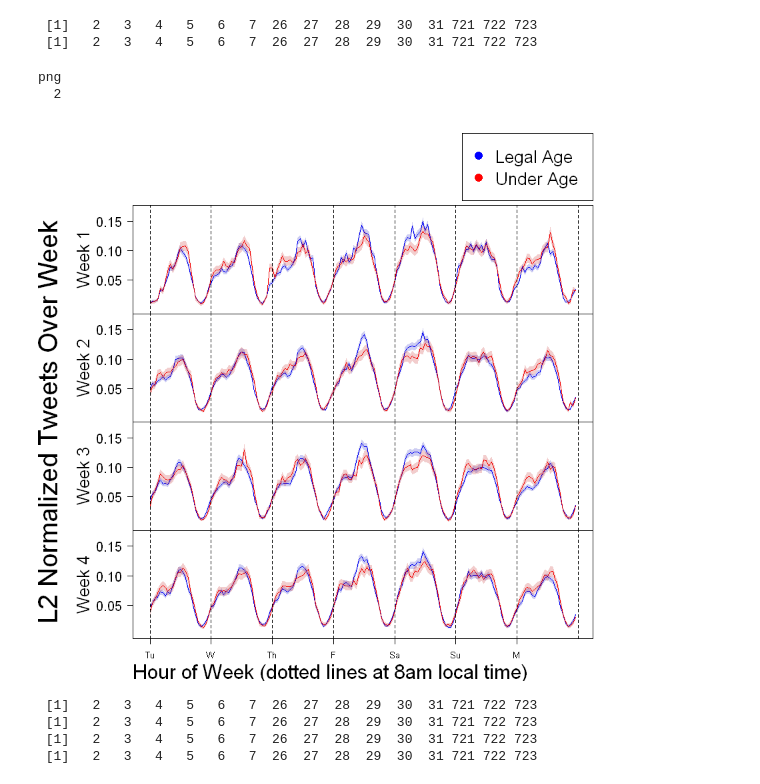
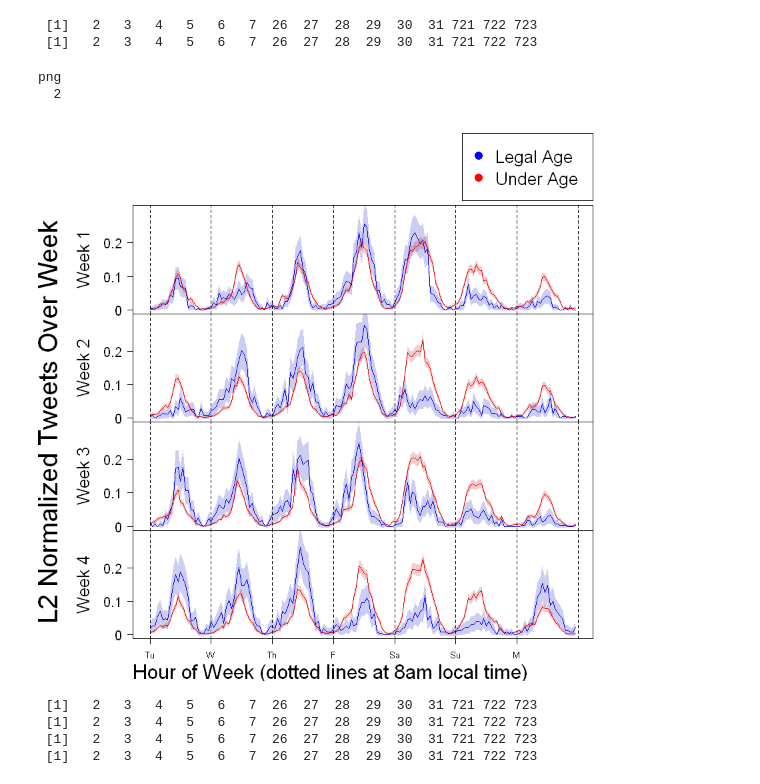
Before and after one commit to tj2huang/nyu-research, a Jupyter notebook: notebooks/r/final-plots.ipynb, the cells around one changed output. Drawn from its saved outputs; the diff is of its cells as text; code cells hidden in the pictures.

```diff
--- a/notebooks/r/final-plots.ipynb
+++ b/notebooks/r/final-plots.ipynb
@@ -169,11 +189,12 @@ png
 # %%
 # difference by week, log
 stationary <- function(ts){
-    return (diff(log(ts),  168))
+    return (diff(log(ts+0.001),  168))
     }
 
 st_j = stationary(june_perc)
 st_s = stationary(sept_perc)
+# st_s = stationary(ts(sept_perc[-c((168*2+1):168*3)], frequency=24))
 j.1 = as.numeric(window(st_j, start=c(8, 1), end=c(14, 24)))
 j.2 = as.numeric(window(st_j, start=c(15, 1), end=c(21, 24)))
 j.3 = as.numeric(window(st_j, start=c(22, 1), end=c(28, 24)))
@@ -184,0 +211,7 @@ weeks.st <- data.frame(j.1, j.2, j.3, s.1, s.2, s.3)
+# %%
+weeks = cbind(j.1, j.2, j.3, s.1, s.2, s.3)
+for (week in 1:6){
+    print(colnames(weeks)[week])
+    print(adf.test(weeks[,week], k=24))
+#     print(kpss.test(weeks[,week]))
+}
@@ -194,7 +264,7 @@ stationary_plot <- function(weeks.sd){
     for (col in 1:6){
         # remove space for x-axis
         par(mar = c(0, 8, 0, 0))
-        yrange = c(-2, 2)
+        yrange = c(-1, 1)
         plot(weeks.sd[, col], type='l', xaxt='n', ylim=yrange, yaxt='n', ylab='')
         title(ylab=week_names[col], line=5, cex.lab=3)
         axis(2, at=c(-1, 0, 1), las = 1, cex.axis=2)
@@ -241,8 +311,11 @@ Warning message:
 Warning message:
 "package 'ggplot2' was built under R version 3.3.3"
 # %%
-june_over = preprocessing(paste(data_dir,'/age/summary/over/casual.csv', sep=''), paste(data_dir,'/june/june_total.csv', sep=''))
-june_under = preprocessing(paste(data_dir,'/age/summary/under/casual.csv', sep=''), paste(data_dir,'/june/june_total.csv', sep=''))
+june_over = preprocessing(paste(data_dir,'/age/key/legal.csv', sep=''), paste(data_dir,'/june/june_total.csv', sep=''))
+june_under = preprocessing(paste(data_dir,'/age/key/under.csv', sep=''), paste(data_dir,'/june/june_total.csv', sep=''))
+
+# june_over = preprocessing(paste(data_dir,'/age/summary/over/casual.csv', sep=''), paste(data_dir,'/june/june_total.csv', sep=''))
+# june_under = preprocessing(paste(data_dir,'/age/summary/under/casual.csv', sep=''), paste(data_dir,'/june/june_total.csv', sep=''))
 tot = ts((june_over$total)[(49-16):(24*30-16)], frequency=24)
 jo = ts((june_over$series)[(49-16):(24*30-16)], frequency=24)
 ju = ts((june_under$series)[(49-16):(24*30-16)], frequency=24)
@@ -284,7 +357,7 @@ over_under_plot <- function(weeks.o, weeks.u, weeks.t){
     over_color <- rgb(0, 0, 190, alpha=50, maxColorValue=255)
     for (col in 1:4){
         # remove space for x-axis
-        yrange = c(0, 0.17)
+        yrange = c(0, 0.3)
         par(mar = c(0, 6, 0, 0))
         o.std = 1.96*series.std(weeks.o[,col], weeks.t[,col])*weeks.t[,col]/norm(weeks.o[,col], type='2')
         o.above = normed_weeks.o[, col] + o.std
@@ -294,36 +367,36 @@ over_under_plot <- function(weeks.o, weeks.u, weeks.t){
         u.above = normed_weeks.u[, col] + u.std
         u.below = normed_weeks.u[, col] - u.std
 
         plot(normed_weeks.o[, col], type='l', xaxt='n', ylim=yrange, yaxt='n', ylab='', col='blue')
         lines(normed_weeks.u[, col], col='red')
         polygon(c(1:168, rev(1:168)), c(o.above, rev(o.below)), col = over_color, border = NA)
         polygon(c(1:168, rev(1:168)), c(u.above, rev(u.below)), col = under_color, border = NA)
 
         title(ylab=week_names[col], line=4, las=1, cex.lab=2)
-        axis(2, labels = c('0.05', '0.10', '0.15'), at=c(0.05, 0.1, 0.15), las = 1, cex.axis=1.5)
+        axis(2, labels = c('0', '0.1', '0.2'), at=c(0, 0.1, 0.2), las = 1, cex.axis=1.5)
         abline(v=seq(1, (168+24), by=24), lty=2)
     }
 
     mtext('L2 Normalized Tweets Over Week', side = 2, outer = TRUE, line = 1, cex=2)
     mtext('Hour of Week (dotted lines at 8am local time)', side = 1, outer = TRUE, line = 3, cex=1.5)
     axis(1, labels = c('Tu', 'W', 'Th', 'F', 'Sa', 'Su', 'M'), at=seq(1, 168, by=24), outer=TRUE)
     par(xpd=NA)
-    legend(123.5,0.85,
+    legend(123.5,1.5,
        c("Legal Age", "Under Age"),
        col = c("blue", "red"),
        cex = 2, pch=19)
 
 
 }
 over_under_plot(weeks.o, weeks.u, weeks.t)
 
 pdf('c:/users/tom/documents/research/alc-plots/age-plot.pdf',width=7,height=8,paper='special')
 over_under_plot(weeks.o, weeks.u, weeks.t)
 dev.off()
 # %% [output]
 png
   2
-[figure, old version]
+[figure, new version]
 # %%
 age_clust <- function(){
     normalize <- function(ts){
```
Also changed, not shown: parts of 13 cells of this notebook, 2 other files.
